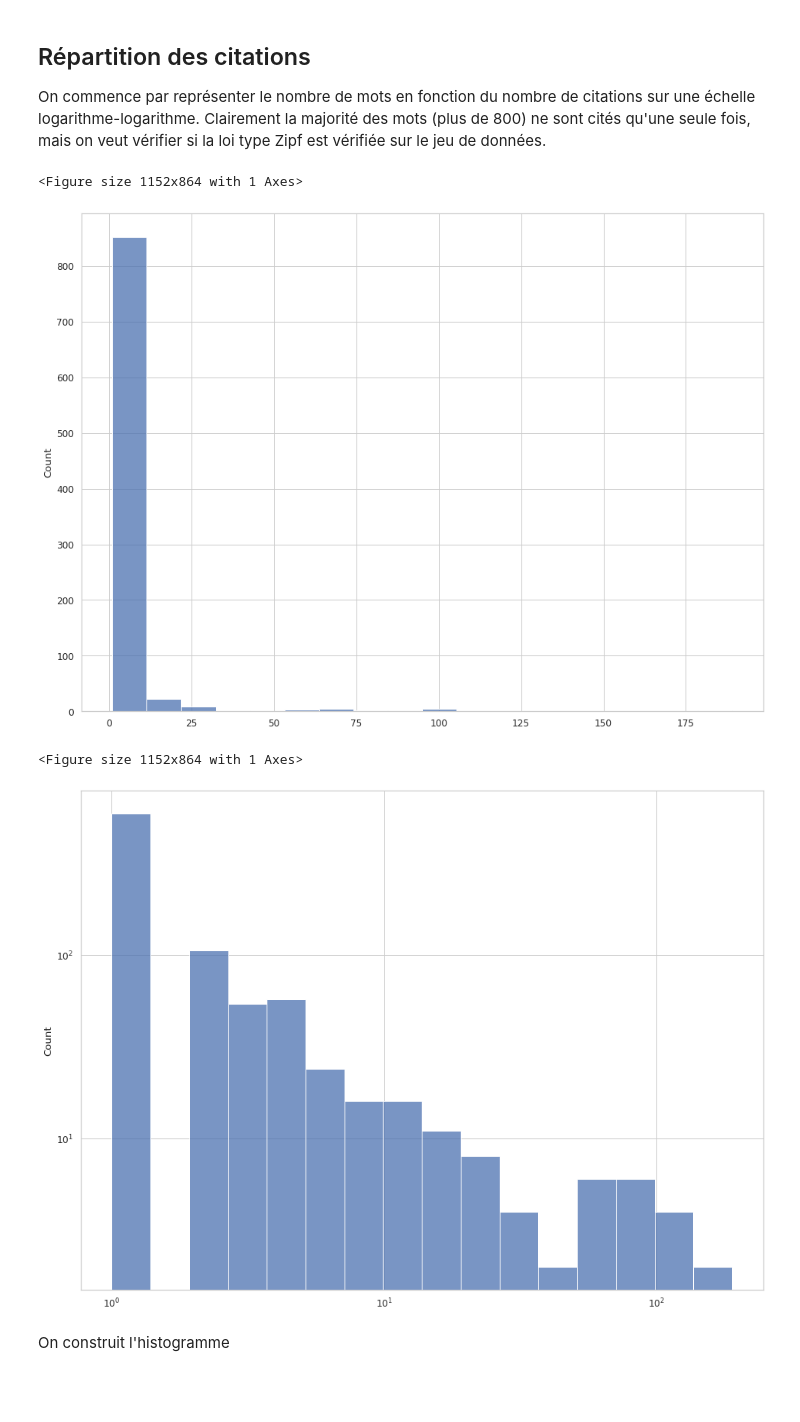
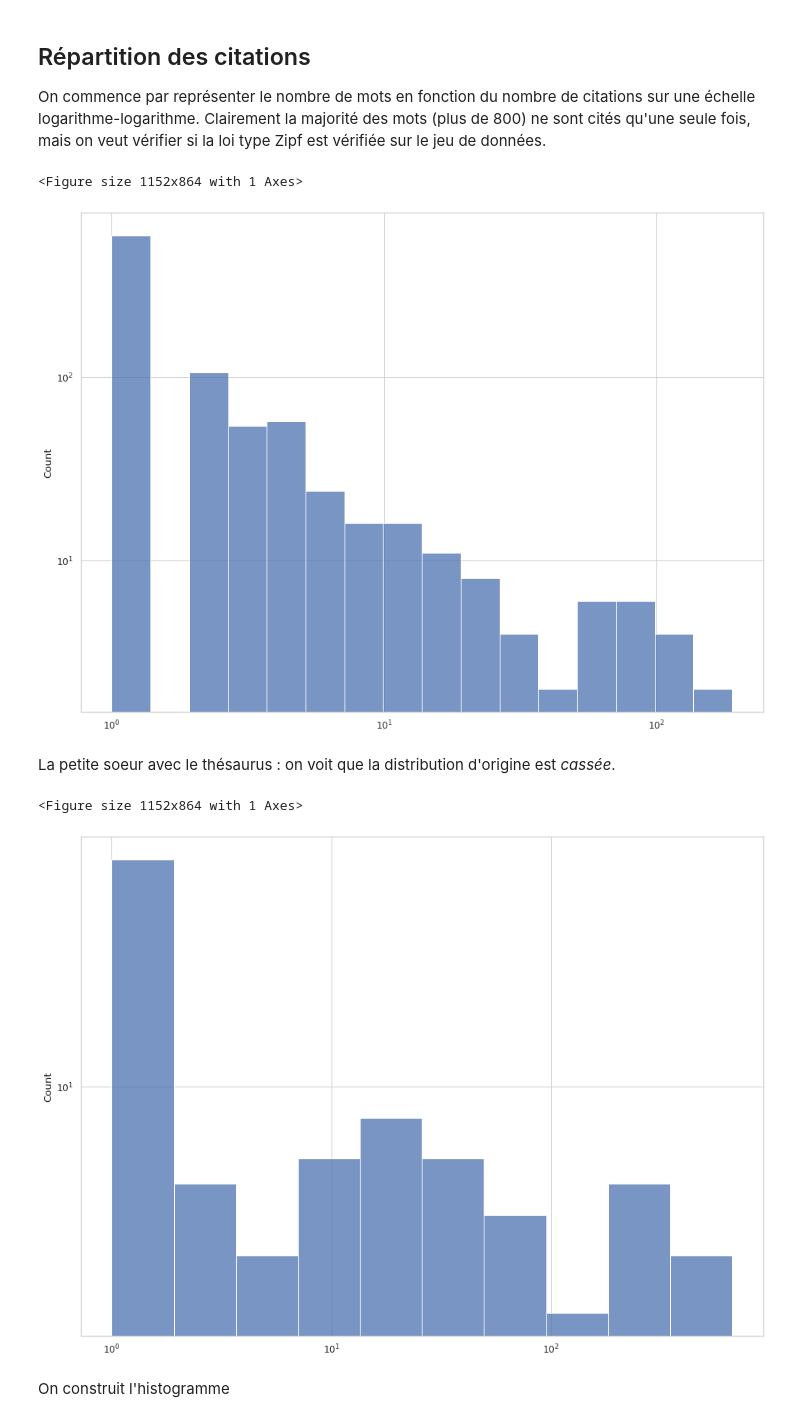
Before and after one commit to romulusFR/cnrt_cartes_cog, a Jupyter notebook: cogmaps_v2/exploration.ipynb, the cells around one changed output. Drawn from its saved outputs; the diff is of its cells as text; code cells hidden in the pictures; blank space fills up the shorter version.

```diff
--- a/cogmaps_v2/exploration.ipynb
+++ b/cogmaps_v2/exploration.ipynb
@@ -1054,15 +1054,22 @@ for attribut in ["GAD", "Question 8.1", "Question 8.2"]:
 On commence par représenter le nombre de mots en fonction du nombre de citations sur une échelle logarithme-logarithme.
 Clairement la majorité des mots (plus de 800) ne sont cités qu'une seule fois, mais on veut vérifier si la loi type Zipf est vérifiée sur le jeu de données.
 # %%
-sns.histplot(all_words_mine, bins="doane", log_scale=(False, False))
-plt.show()
+# sns.histplot(all_words_mine, bins="doane", log_scale=(False, False))
+# plt.show()
 sns.histplot(all_words_mine, bins="doane", log_scale=(True, True))
 plt.show()
 # %% [output]
 <Figure size 1152x864 with 1 Axes>
-[figure, old version]
+[figure, new version]
-<Figure size 1152x864 with 1 Axes>
-[figure, removed]
+# %% [markdown]
+La petite soeur avec le thésaurus : on voit que la distribution d'origine est _cassée_.
+# %%
+all_words_mine_concept = Counter(w for l in dict_mine_concept.values() for w in l)
+sns.histplot(all_words_mine_concept, bins="doane", log_scale=(True, True))
+plt.show()
+# %% [output]
+<Figure size 1152x864 with 1 Axes>
+[figure, added]
 # %% [markdown]
 On construit l'histogramme
 # %%
```
